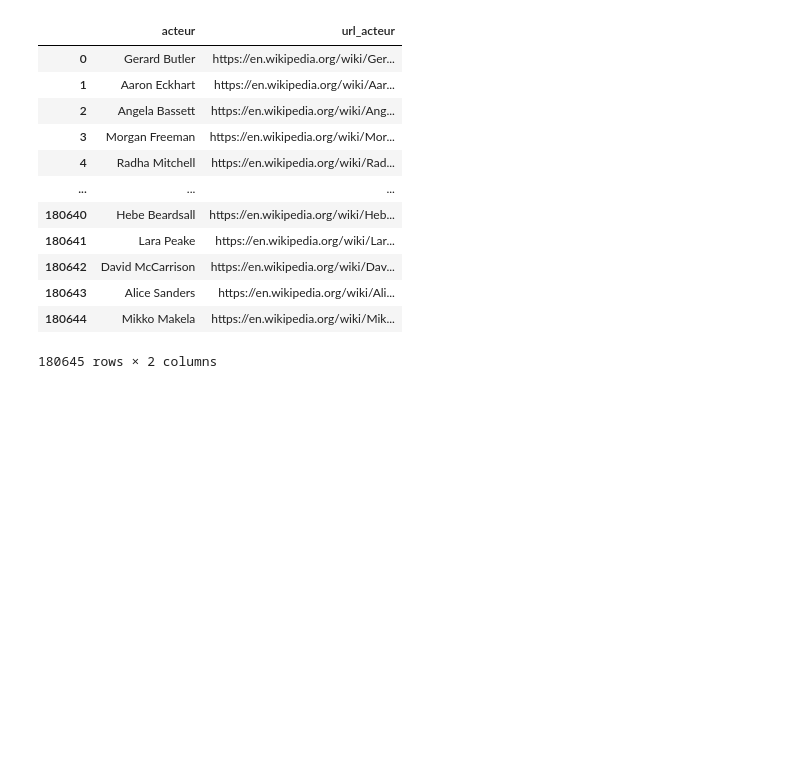
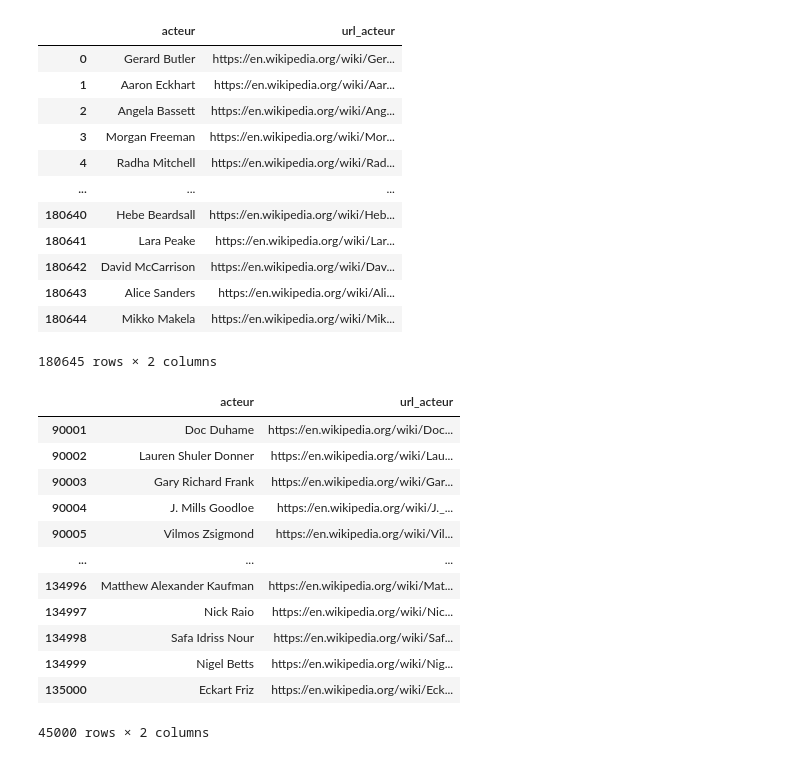
Before and after one commit to mlepennec-ensae/formation_cepe, a Jupyter notebook: Projet/donnees_projet.ipynb, the cells around one changed output. Saved outputs shown, nothing was run; the diff lists cells and outputs as text; code cells hidden in the pictures; blank space fills up the shorter version.

Commit message:
webscraping acteurs 6

```diff
--- a/Projet/donnees_projet.ipynb
+++ b/Projet/donnees_projet.ipynb
@@ -714,3 +714,32 @@ def get_actor_awards_structured(url):
                     })
 
     return awards_list
+# %%
+os.environ['AWS_S3_ENDPOINT']
+S3_ENDPOINT_URL = 'http://' + os.environ['AWS_S3_ENDPOINT']
+fs = s3fs.S3FileSystem(client_kwargs = {'endpoint_url' :S3_ENDPOINT_URL })
+fs.ls('mlepennec-ensae')
+BUCKET = 'mlepennec-ensae'
+FILE_OUT_S3 = '/acteurs_df.csv'  # Chemin dans le bucket
+FILE_OUT_PATH = BUCKET + FILE_OUT_S3       # Chemin complet S3
+
+# Écriture vers S3
+with fs.open(FILE_OUT_PATH, mode='rb') as f_out:
+    acteurs_df=pd.read_csv(f_out)
+# %%
+acteurs_df_3 = acteurs_df.iloc[90001:135001]
+acteurs_df_3
+# %% [output]
+|  | acteur | url_acteur |
+| 90001 | Doc Duhame | https://en.wikipedia.org/wiki/Doc... |
+| 90002 | Lauren Shuler Donner | https://en.wikipedia.org/wiki/Lau... |
+| 90003 | Gary Richard Frank | https://en.wikipedia.org/wiki/Gar... |
+| 90004 | J. Mills Goodloe | https://en.wikipedia.org/wiki/J._... |
+| 90005 | Vilmos Zsigmond | https://en.wikipedia.org/wiki/Vil... |
+| ... | ... | ... |
+| 134996 | Matthew Alexander Kaufman | https://en.wikipedia.org/wiki/Mat... |
+| 134997 | Nick Raio | https://en.wikipedia.org/wiki/Nic... |
+| 134998 | Safa Idriss Nour | https://en.wikipedia.org/wiki/Saf... |
+| 134999 | Nigel Betts | https://en.wikipedia.org/wiki/Nig... |
+| 135000 | Eckart Friz | https://en.wikipedia.org/wiki/Eck... |
+45000 rows × 2 columns
```
Also changed, not shown: parts of 9 cells of this notebook.
